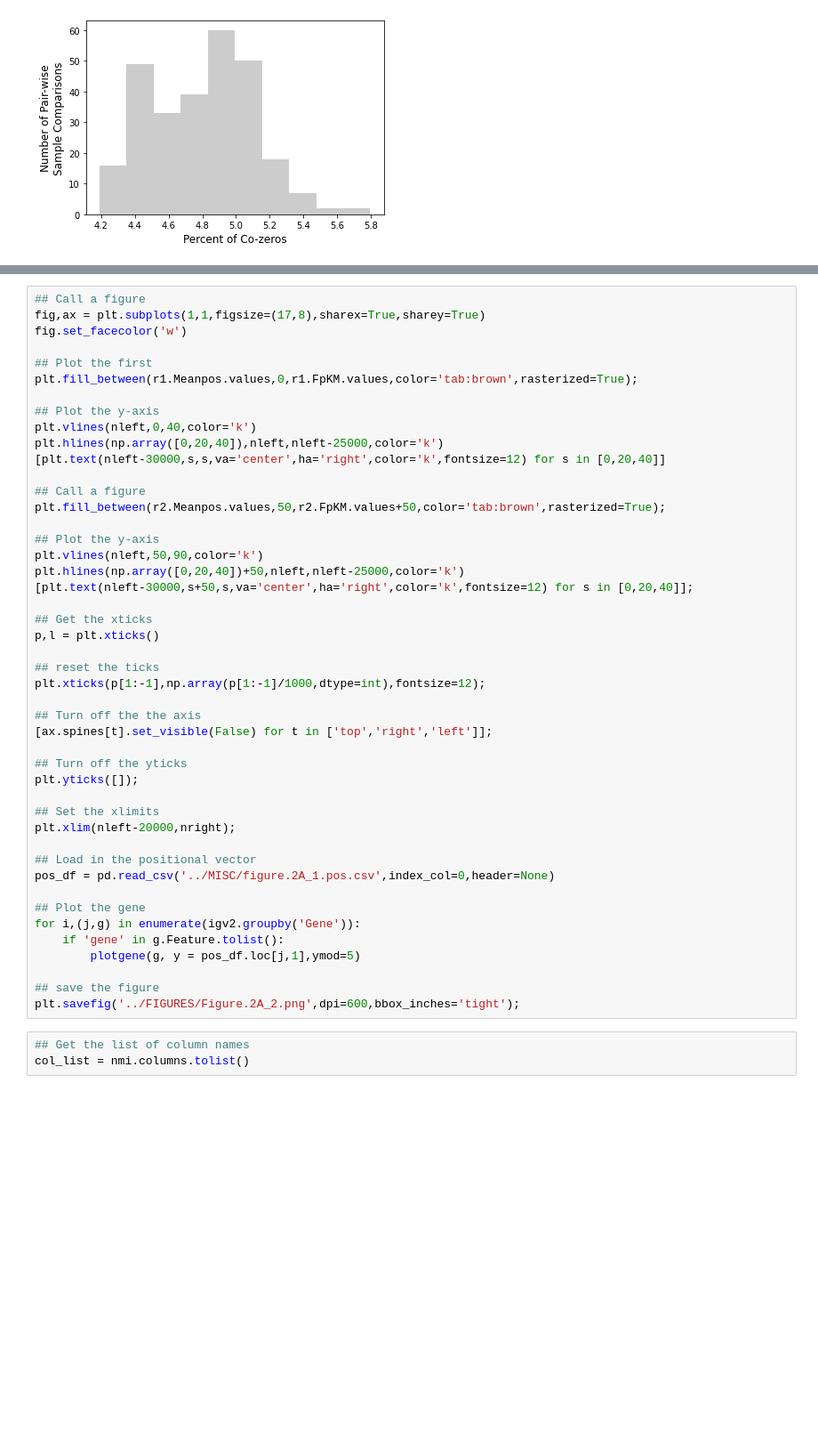
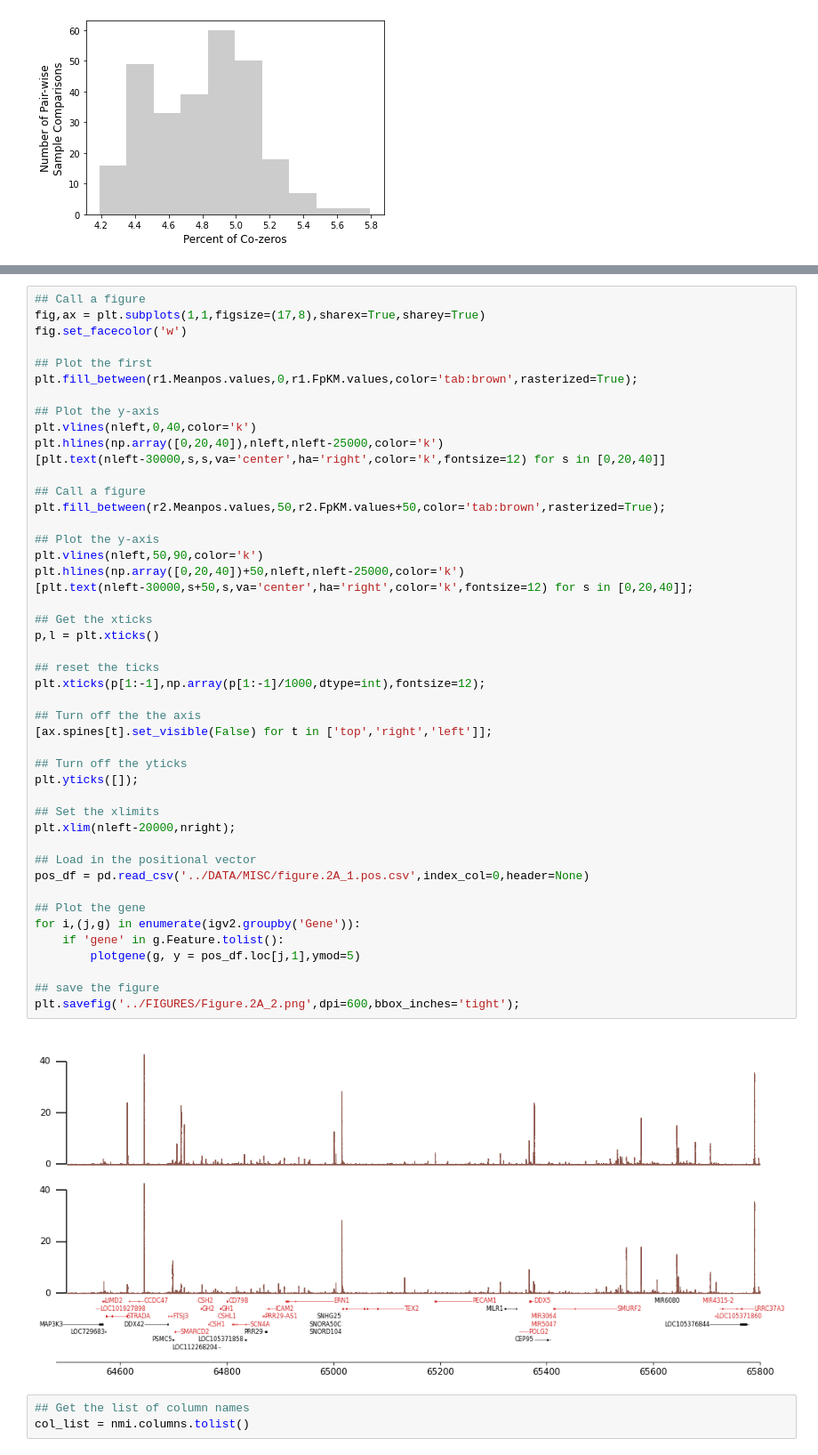
Before and after one commit to SLUR-m-Py/ATAC-seq_Simulation, a Jupyter notebook: NOTEBOOKS/Real_Correlation_Counts_Figure1_Figure2_Figure4_SFigure2_SFigure3.ipynb, the cells around one changed output, grey strips where cells are left out. Shown: that part at 89% size. Saved outputs shown, nothing was run; the diff lists cells and outputs as text; blank space fills up the shorter version.

```diff
--- a/NOTEBOOKS/Real_Correlation_Counts_Figure1_Figure2_Figure4_SFigure2_SFigure3.ipynb
+++ b/NOTEBOOKS/Real_Correlation_Counts_Figure1_Figure2_Figure4_SFigure2_SFigure3.ipynb
@@ -999,34 +755,36 @@ plt.fill_between(r2.Meanpos.values,50,r2.FpKM.values+50,color='tab:brown',raster
 
 ## Plot the y-axis
 plt.vlines(nleft,50,90,color='k')
 plt.hlines(np.array([0,20,40])+50,nleft,nleft-25000,color='k')
 [plt.text(nleft-30000,s+50,s,va='center',ha='right',color='k',fontsize=12) for s in [0,20,40]];
 
 ## Get the xticks
 p,l = plt.xticks()
 
 ## reset the ticks
 plt.xticks(p[1:-1],np.array(p[1:-1]/1000,dtype=int),fontsize=12);
 
 ## Turn off the the axis
 [ax.spines[t].set_visible(False) for t in ['top','right','left']];
 
 ## Turn off the yticks
 plt.yticks([]);
 
 ## Set the xlimits
 plt.xlim(nleft-20000,nright);
 
 ## Load in the positional vector
-pos_df = pd.read_csv('../MISC/figure.2A_1.pos.csv',index_col=0,header=None)
+pos_df = pd.read_csv('../DATA/MISC/figure.2A_1.pos.csv',index_col=0,header=None)
 
 ## Plot the gene
 for i,(j,g) in enumerate(igv2.groupby('Gene')):
     if 'gene' in g.Feature.tolist():
         plotgene(g, y = pos_df.loc[j,1],ymod=5)
 
 ## save the figure
 plt.savefig('../FIGURES/Figure.2A_2.png',dpi=600,bbox_inches='tight');
+# %% [output]
+[figure, added]
 # %%
 ## Get the list of column names
 col_list = nmi.columns.tolist()
```
Also changed, not shown: parts of 54 cells of this notebook, 8 other files.
